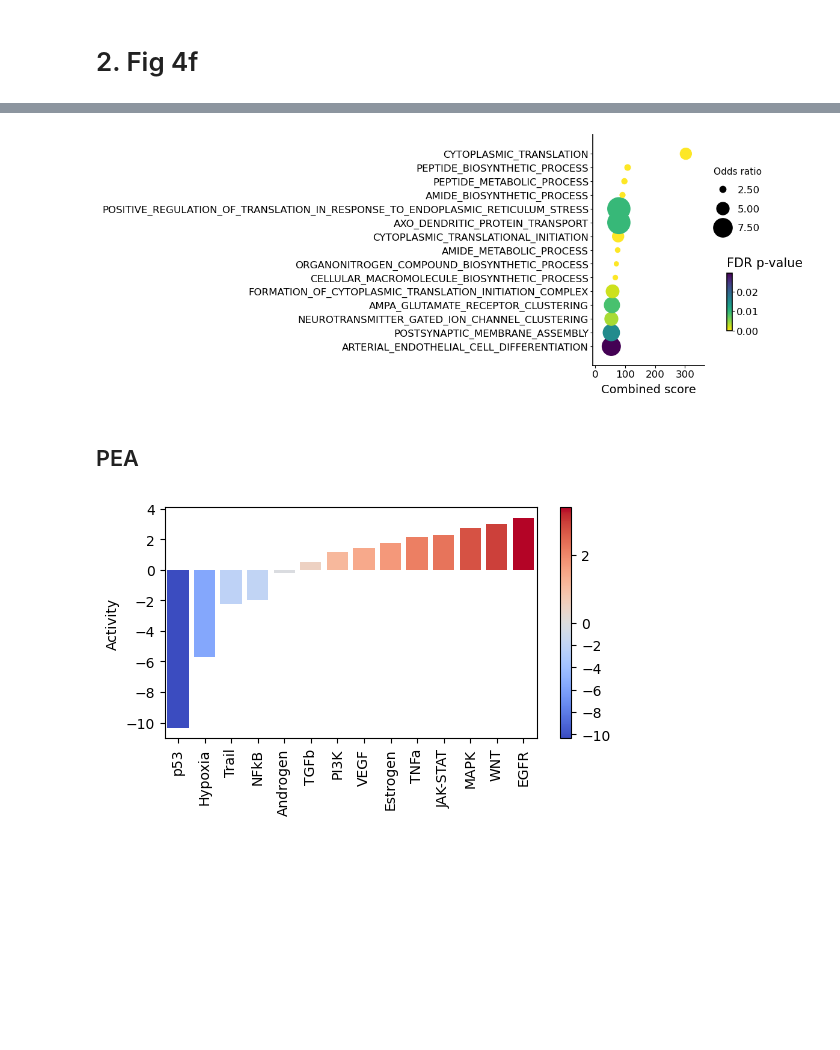
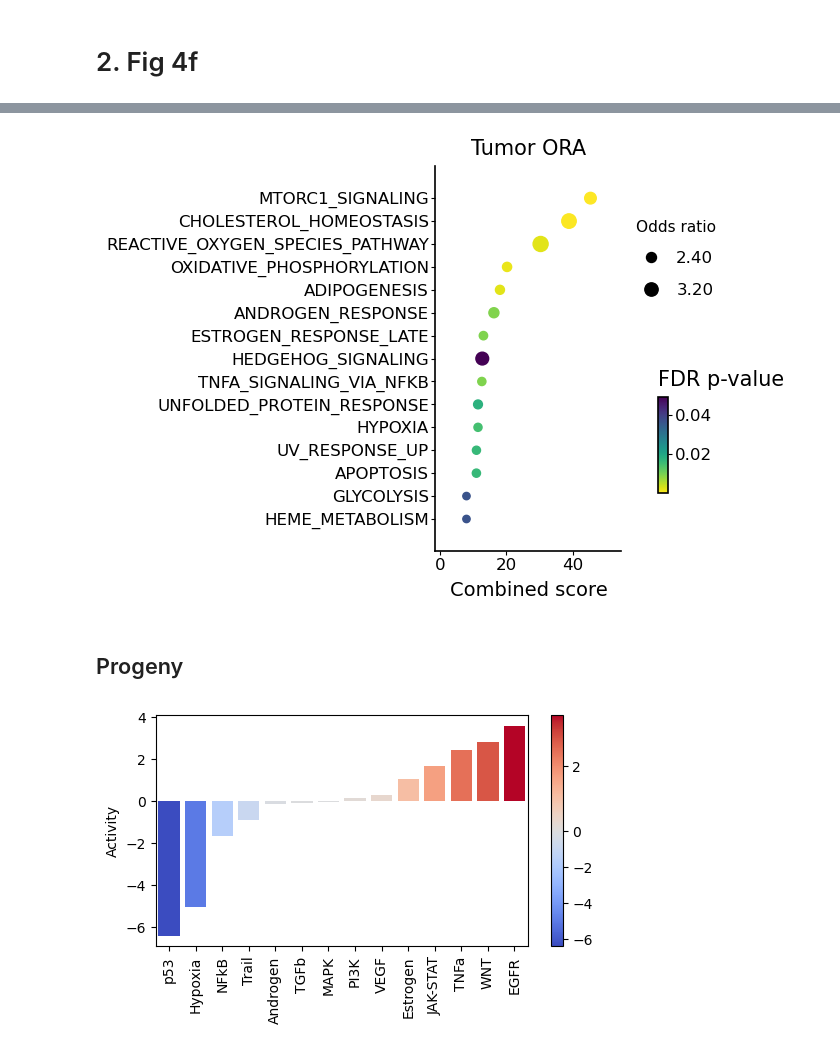
Before and after one commit to JiehoonKwak/IDHmt_glioma_science_notebooks, a Jupyter notebook: notebook/06_deg.ipynb, the cells around one changed output, grey strips where cells are left out. Saved outputs shown, nothing was run; the diff lists cells and outputs as text; code cells hidden in the pictures; blank space fills up the shorter version.

```diff
--- a/notebook/06_deg.ipynb
+++ b/notebook/06_deg.ipynb
@@ -126,6 +130,7 @@ adata = adata[adata.obs['cell_type'] == 'OPC'].copy()
 adata.obs['condition'] = adata.obs['sample_id'].apply(lambda x: 'Tumor' if x.startswith('Mouse') else 'Normal')
 adata.obs.condition = adata.obs.condition.astype('category')
 cond = ((adata.obs['GFP'] == 'GFP+') & (adata.obs.condition == 'Tumor')) | ((adata.obs['GFP'] == 'GFP-') & (adata.obs.condition == 'Normal'))
+adata = adata[:, adata.var_names != 'Cas9-EGFP'].copy()
 adata = adata[cond].copy()
 sc.pp.filter_genes(adata, min_cells = int(adata.shape[0]*0.1))
 adata
@@ -281,0 +286,4 @@ dc.plot_targets(
+# %%
+de['rank'] = -np.log10(de.padj) * de.log2FoldChange
+de = de.sort_values('rank', ascending=False)
+de['gene'] = de.index
@@ -325,8 +351,11 @@ def do_pseudobulk(adata, condition, reference, seed = seed):
     return dds, de, fig
 # %%
 adata = sc.read_h5ad('../output/8_annotated_subcluster_embedding.h5ad')
-adata = adata[adata.obs['cell_type'].isin(['OPC', 'Tumor'])].copy()
-adata = adata[adata.obs['cell_type'].isin(['OPC', 'Tumor']) & adata.obs.sample_id.isin(['Mouse1', 'Mouse2', 'Mouse3', 'Mouse4', 'Control'])].copy()
+adata = adata[adata.obs['GFP'] == 'GFP+'].copy()
+adata = adata[adata.obs['cell_type'].isin(['OPC', 'Tumor']) & adata.obs.sample_id.isin(['Mouse1', 'Mouse2', 'Mouse3', 'Mouse4'])].copy()
+adata.obs.cell_type = adata.obs.cell_type.cat.remove_unused_categories()
+adata.obs.cell_type = adata.obs.cell_type.cat.reorder_categories(['OPC', 'Tumor'])
+adata = adata[:, adata.var_names != 'Cas9-EGFP'].copy()
 sc.pp.filter_genes(adata, min_cells = int(adata.shape[0]*0.1))
 adata
 # %% [output]
@@ -386,9 +414,5 @@ dc.plot_volcano_df(de, x='log2FoldChange', y='padj', top = 20)
 # %%
-db['geneset'] = db['geneset'].apply(
-    lambda x: x.split('_', 1)[1] if isinstance(x, str) and '_' in x else x
-)
-
-top_genes = de[de['padj'] < 0.05]
+top_genes = de[de['padj'] < 0.05].copy()
 
 enriched = dc.get_ora_df(df = top_genes, net = db, source = 'geneset', target = 'genesymbol')
 enriched.head()
@@ -402,18 +426,19 @@ enriched.head()
 # %%
 with mplscience.style_context():
     dc.plot_dotplot(
         enriched.sort_values('Combined score', ascending=False).head(15),
         x='Combined score',
         y='Term',
         s='Odds ratio',
         c='FDR p-value',
         scale=0.5,
+        title= "Tumor ORA"
     )
     plt.grid(False)
 # %% [output]
-[figure, old version]
+[figure, new version]
 # %% [markdown]
-## PEA
+## Progeny
 # %%
 mat = de[['stat']].T.rename(index={'stat': 'OPC'})
 pathway_acts, pathway_pvals = dc.run_mlm(mat=mat, net=progeny)
@@ -426,7 +451,7 @@ dc.plot_barplot(
     figsize=(6, 3)
 )
 # %% [output]
-[figure, old version]
+[figure, new version]
 # %%
 dc.plot_targets(
     data=de,
```
Also changed, not shown: parts of 56 cells of this notebook, 2 other files.
